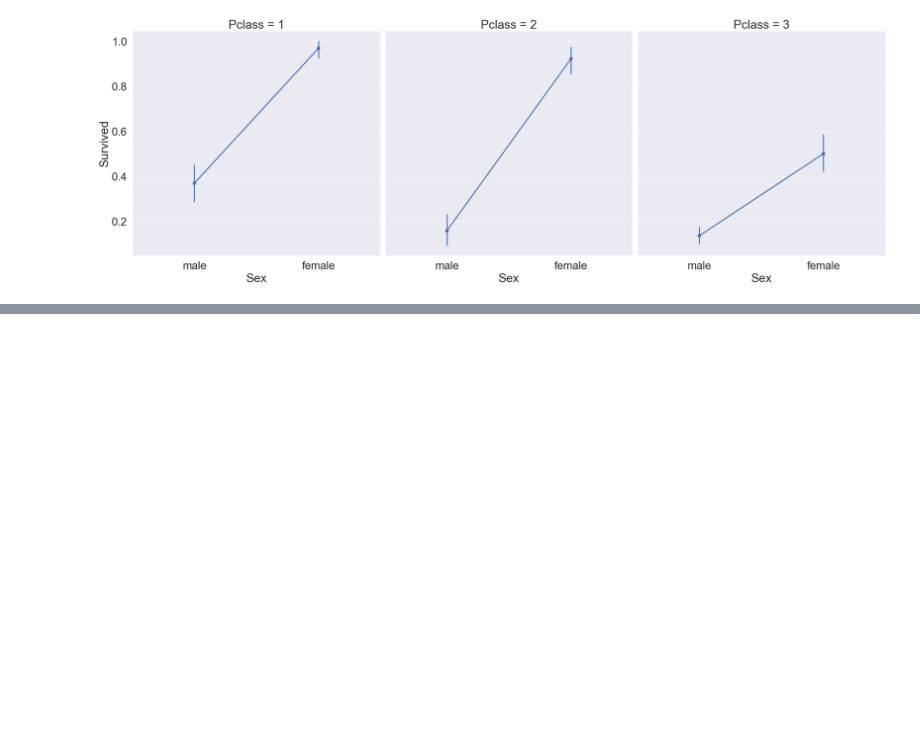
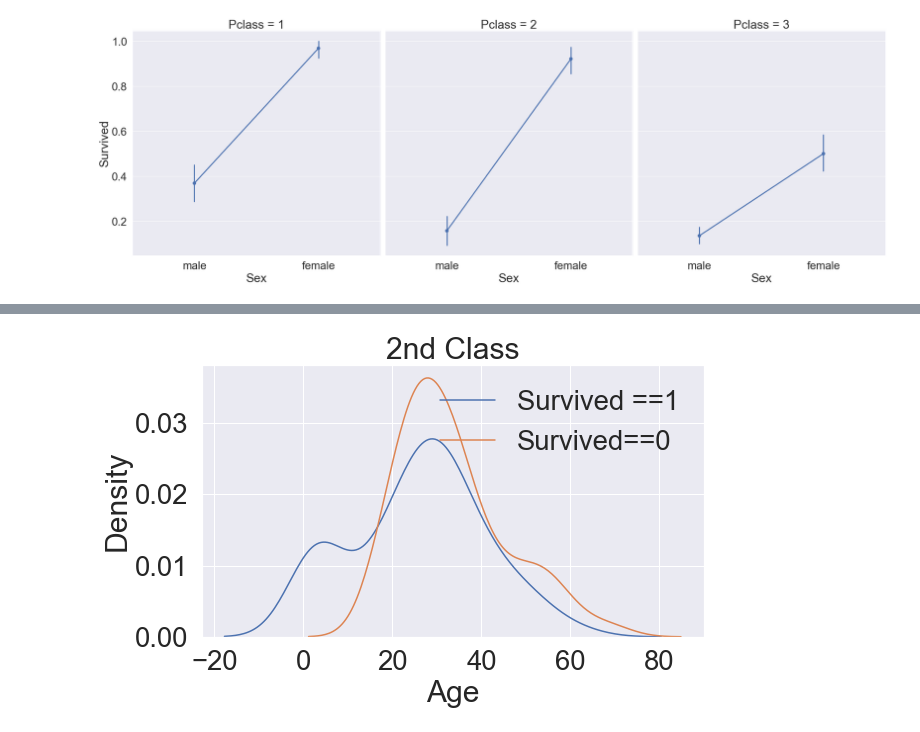
Before and after one commit to wizdom-js/data_analysis, a Jupyter notebook: Kaggle_titanic/with_kaggle_youhanlee.ipynb, the cells around one changed output, grey strips where cells are left out. Cells and saved outputs as stored; diff of their text form; code cells hidden in the pictures; blank space fills up the shorter version.

```diff
--- a/Kaggle_titanic/with_kaggle_youhanlee.ipynb
+++ b/Kaggle_titanic/with_kaggle_youhanlee.ipynb
@@ -294,0 +361,12 @@ sns.factorplot(x='Sex', y='Survived', col='Pclass', data=df_train, saturation=.5
+# %%
+# 클래스별로 생존확률의 분포 구하기
+# 2nd Class
+
+fig,ax=plt.subplots(1, 1, figsize=(9,5))
+sns.kdeplot(df_train[(df_train['Survived']==1) & (df_train['Pclass']==2) ]['Age'], ax=ax)
+sns.kdeplot(df_train[(df_train['Survived']==0) & (df_train['Pclass']==2) ]['Age'], ax=ax)
+plt.legend(['Survived == 1', 'Survived == 0'])
+plt.title('2nd Class')
+plt.show()
+# %% [output]
+[figure, added]
```
Also changed, not shown: parts of 15 cells of this notebook.
